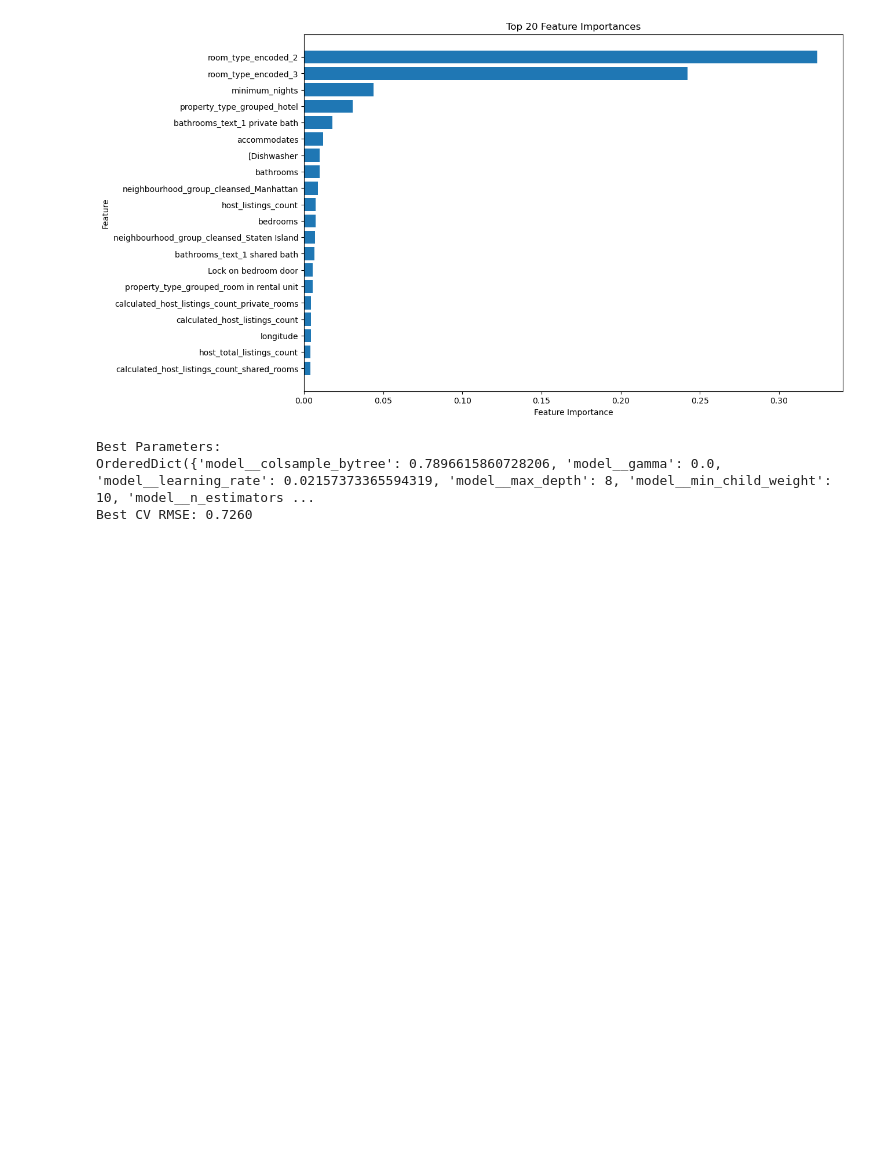
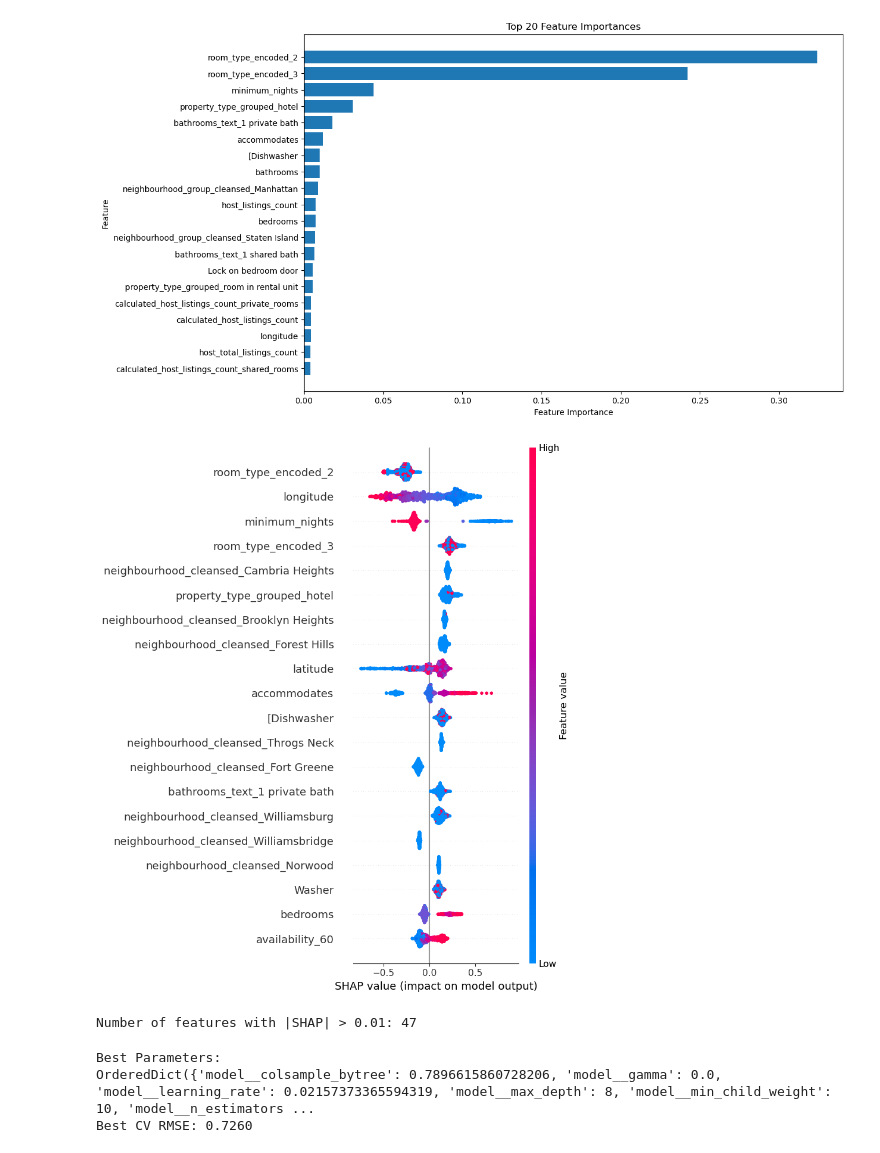
Before and after one commit to michaelscutari/cs671-kaggle-project, a Jupyter notebook: Airbnbpricing_v2_pipeline.ipynb, the cells around one changed output. Drawn from its saved outputs; the diff is of its cells as text; code cells hidden in the pictures; blank space fills up the shorter version.

Commit message:
implement SHAP feature importance

```diff
--- a/Airbnbpricing_v2_pipeline.ipynb
+++ b/Airbnbpricing_v2_pipeline.ipynb
@@ -403,6 +430,78 @@ plt.title(f'Top {top_n} Feature Importances')
 plt.show()
 # %% [output]
 [figure]
+# %%
+import shap
+import pandas as pd
+import numpy as np
+import matplotlib.pyplot as plt
+%matplotlib inline
+
+# Prepare a sample from the training data
+X_train_sample = X_train.sample(n=1000, random_state=0)  # Adjust n as needed
+
+# Apply the FeatureEngineer transformation
+X_train_fe = pipeline.named_steps['feature_engineer'].transform(X_train_sample)
+
+# Apply the preprocessor transformation
+X_train_transformed = pipeline.named_steps['preprocessor'].transform(X_train_fe)
+
+# Make X_train_transformed a non-sparse array
+X_train_transformed = X_train_transformed.toarray()
+
+# Retrieve feature names
+def get_feature_names(preprocessor):
+    feature_names = []
+
+    for name, transformer, columns in preprocessor.transformers_:
+        if name != 'remainder':
+            if isinstance(transformer, Pipeline):
+                # Get the last transformer in the pipeline
+                transformer = transformer.steps[-1][1]
+            if hasattr(transformer, 'get_feature_names_out'):
+                # For transformers that provide get_feature_names_out
+                try:
+                    names = transformer.get_feature_names_out(columns)
+                except:
+                    # For older versions or transformers without get_feature_names_out
+                    names = transformer.get_feature_names()
+            else:
+                # If get_feature_names_out is not available
+                names = columns
+            feature_names.extend(names)
+        elif transformer == 'passthrough':
+            # Append passthrough features
+            feature_names.extend(columns)
+    return feature_names
+
+# Get feature names
+preprocessor = pipeline.named_steps['preprocessor']
+feature_names = get_feature_names(preprocessor)
+
+# Create a DataFrame of the transformed features
+X_transformed_df = pd.DataFrame(X_train_transformed, columns=feature_names)
+
+# Get the trained model
+model = pipeline.named_steps['model']
+
+# Initialize the SHAP TreeExplainer
+explainer = shap.TreeExplainer(model)
+
+# Calculate SHAP values
+shap_values = explainer.shap_values(X_train_transformed)
+
+# Plot the SHAP summary
+plt.figure(figsize=(12, 8))
+shap.summary_plot(shap_values, X_transformed_df)
+# %% [output]
+[figure, added]
+# %%
+# -- SHAP Value Interpretation --
+# how many shap importance values are greater than 0.01
+n_features = (np.abs(shap_values).mean(0) > 0.05).sum()
+print(f'Number of features with |SHAP| > 0.01: {n_features}')
+# %% [output]
+Number of features with |SHAP| > 0.01: 47
 # %%
 # ---- Hyperparameter Tuning ----
 # Define the parameter search space with improved ranges
```
Also changed, not shown: parts of 2 cells of this notebook.
